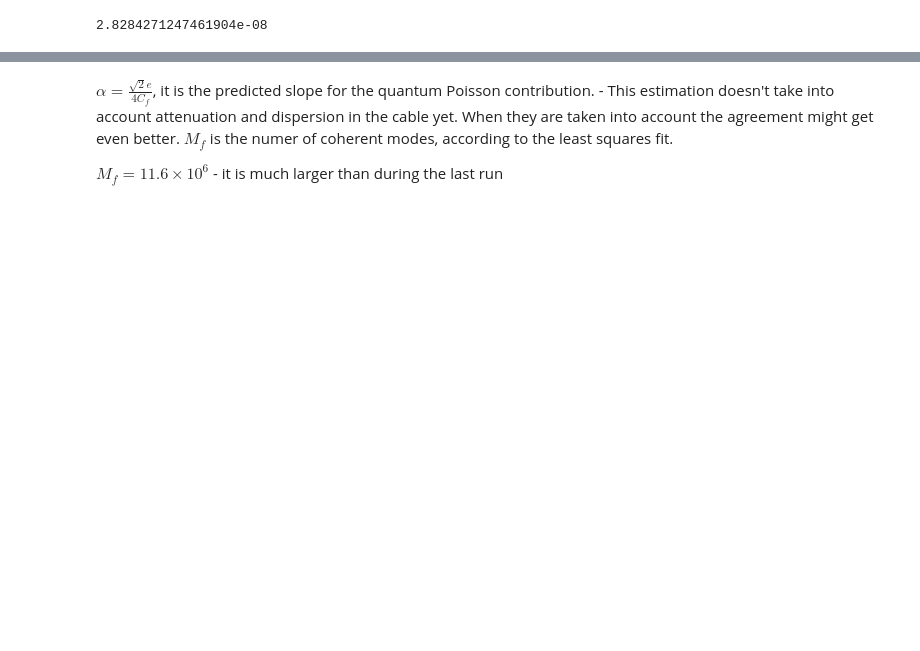
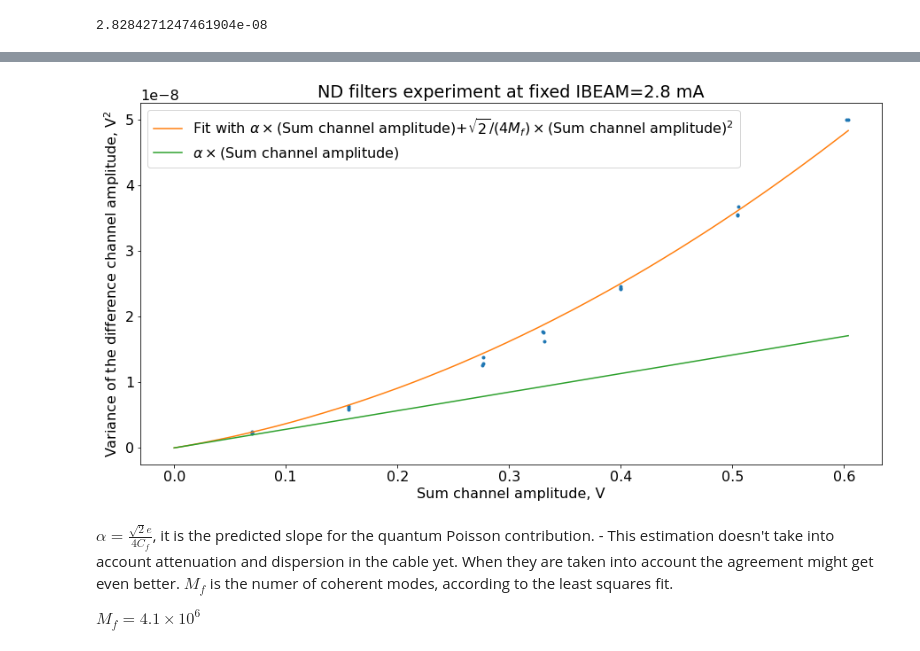
Before and after one commit to IharLobach/fur, a Jupyter notebook: shifts/shift_03_10_2020/nd_filters_data_03_10_2020.ipynb, the cells around one changed output, grey strips where cells are left out. Cells and saved outputs as stored; diff of their text form; code cells hidden in the pictures; blank space fills up the shorter version.

```diff
--- a/shifts/shift_03_10_2020/nd_filters_data_03_10_2020.ipynb
+++ b/shifts/shift_03_10_2020/nd_filters_data_03_10_2020.ipynb
@@ -106,16 +108,18 @@ Mf
 # %%
 plt.plot(res_df["ch2_amplitude"],res_df["var_of_ch1_amplitude"] ,'.')
 x_f = np.linspace(0,max(x1),1000)
-plt.plot(x_f, alpha*x_f+a*x_f**2, label=r"Fit with $\alpha\times$(Sum channel amplitude)+$1/M_f\times$(Sum channel amplitude)$^2$")
+plt.plot(x_f, alpha*x_f+a*x_f**2, label=r"Fit with $\alpha\times$(Sum channel amplitude)+$\sqrt{2}/(4M_f)\times$(Sum channel amplitude)$^2$")
 plt.plot(x_f, alpha*x_f, label=r"$\alpha\times$(Sum channel amplitude)")
 plt.xlabel("Sum channel amplitude, V")
 plt.ylabel("Variance of the difference channel amplitude, V$^2$")
 plt.title("ND filters experiment at fixed IBEAM=2.8 mA")
 plt.legend()
 plt.show()
+# %% [output]
+[figure, added]
 # %% [markdown]
 $\alpha=\frac{\sqrt{2}e}{4 C_f}$,
 it is the predicted slope for the quantum Poisson contribution. - This estimation doesn't take into account attenuation and dispersion in the cable yet. When they are taken into account the agreement might get even better.
 $M_f$ is the numer of coherent modes, according to the least squares fit.
 
-$M_f = 11.6\times 10^6$ - it is much larger than during the last run
+$M_f = 4.1\times 10^6$
```
Also changed, not shown: parts of 4 cells of this notebook, 1 other file.
